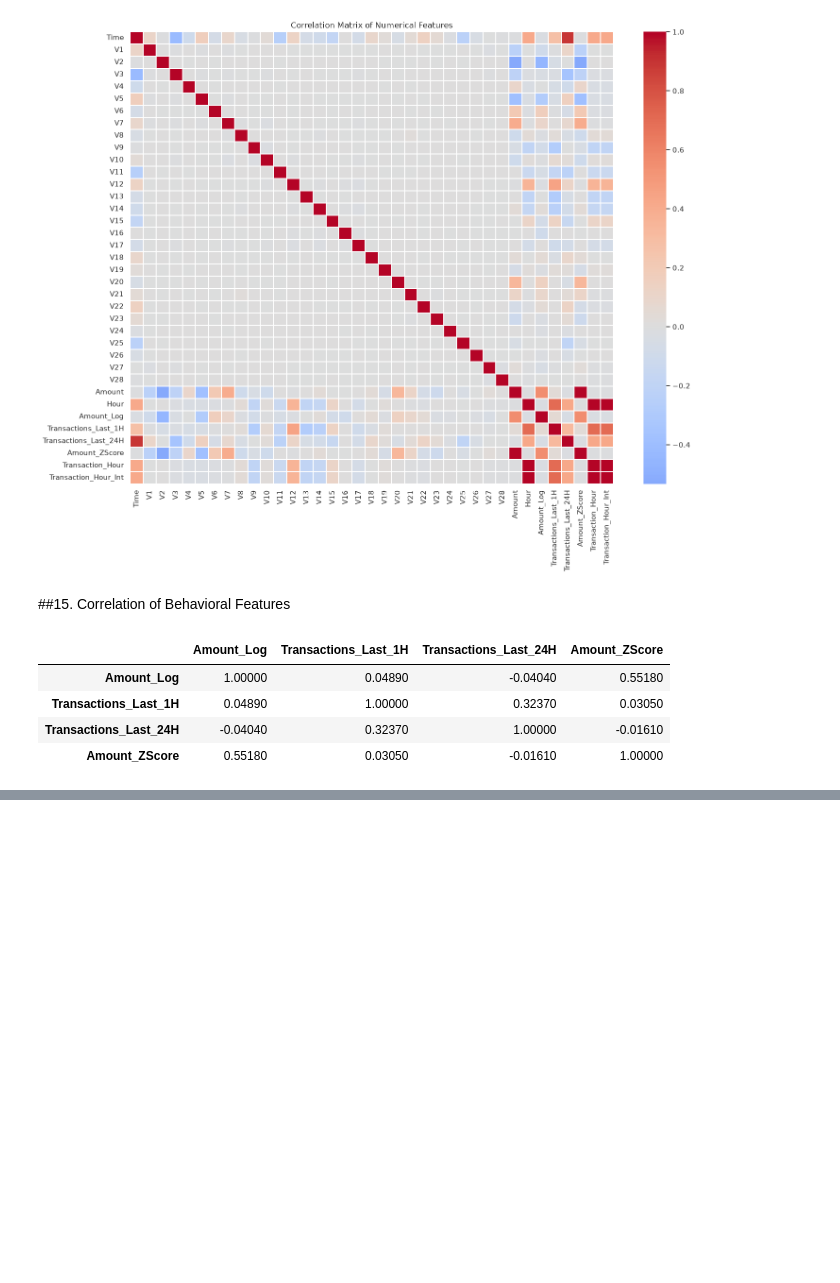
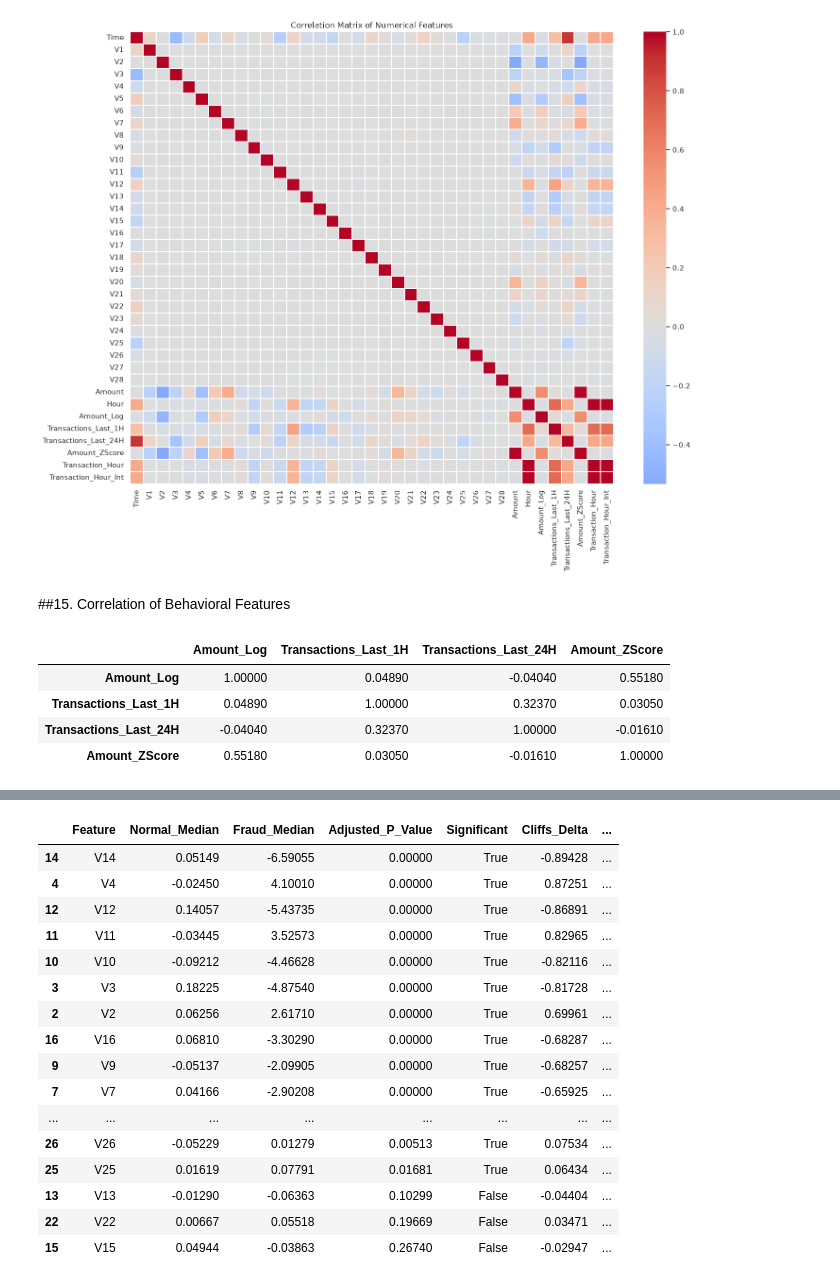
Before and after one commit to to-bits/BehaviorGuard-Customer-Behavioral-Profiling-for-Credit-Card-Fraud-Detection, a Jupyter notebook: BehaviorGuard — Customer Behavioral Profiling for Credit Card Fraud Detection/notebooks/03_statistical_analysis.ipynb, the cells around one changed output, grey strips where cells are left out. Cells and saved outputs as stored; diff of their text form; code cells hidden in the pictures; blank space fills up the shorter version.

```diff
--- a/BehaviorGuard — Customer Behavioral Profiling for Credit Card Fraud Detection/notebooks/03_statistical_analysis.ipynb
+++ b/BehaviorGuard — Customer Behavioral Profiling for Credit Card Fraud Detection/notebooks/03_statistical_analysis.ipynb
@@ -1722,0 +1873,42 @@ display(
+# %%
+# Rank features by absolute effect size
+final_statistical_table = (
+    statistical_results[
+        [
+            "Feature",
+            "Normal_Median",
+            "Fraud_Median",
+            "Adjusted_P_Value",
+            "Significant",
+            "Cliffs_Delta",
+            "Absolute_Cliffs_Delta",
+            "Effect_Size"
+        ]
+    ]
+    .sort_values(
+        "Absolute_Cliffs_Delta",
+        ascending=False
+    )
+)
+
+display(
+    final_statistical_table
+)
+# %% [output]
+|  | Feature | Normal_Median | Fraud_Median | Adjusted_P_Value | Significant | Cliffs_Delta | ... |
+| 14 | V14 | 0.05149 | -6.59055 | 0.00000 | True | -0.89428 | ... |
+| 4 | V4 | -0.02450 | 4.10010 | 0.00000 | True | 0.87251 | ... |
+| 12 | V12 | 0.14057 | -5.43735 | 0.00000 | True | -0.86891 | ... |
+| 11 | V11 | -0.03445 | 3.52573 | 0.00000 | True | 0.82965 | ... |
+| 10 | V10 | -0.09212 | -4.46628 | 0.00000 | True | -0.82116 | ... |
+| 3 | V3 | 0.18225 | -4.87540 | 0.00000 | True | -0.81728 | ... |
+| 2 | V2 | 0.06256 | 2.61710 | 0.00000 | True | 0.69961 | ... |
+| 16 | V16 | 0.06810 | -3.30290 | 0.00000 | True | -0.68287 | ... |
+| 9 | V9 | -0.05137 | -2.09905 | 0.00000 | True | -0.68257 | ... |
+| 7 | V7 | 0.04166 | -2.90208 | 0.00000 | True | -0.65925 | ... |
+| ... | ... | ... | ... | ... | ... | ... | ... |
+| 26 | V26 | -0.05229 | 0.01279 | 0.00513 | True | 0.07534 | ... |
+| 25 | V25 | 0.01619 | 0.07791 | 0.01681 | True | 0.06434 | ... |
+| 13 | V13 | -0.01290 | -0.06363 | 0.10299 | False | -0.04404 | ... |
+| 22 | V22 | 0.00667 | 0.05518 | 0.19669 | False | 0.03471 | ... |
+| 15 | V15 | 0.04944 | -0.03863 | 0.26740 | False | -0.02947 | ... |
```
Also changed, not shown: parts of 7 cells of this notebook.
